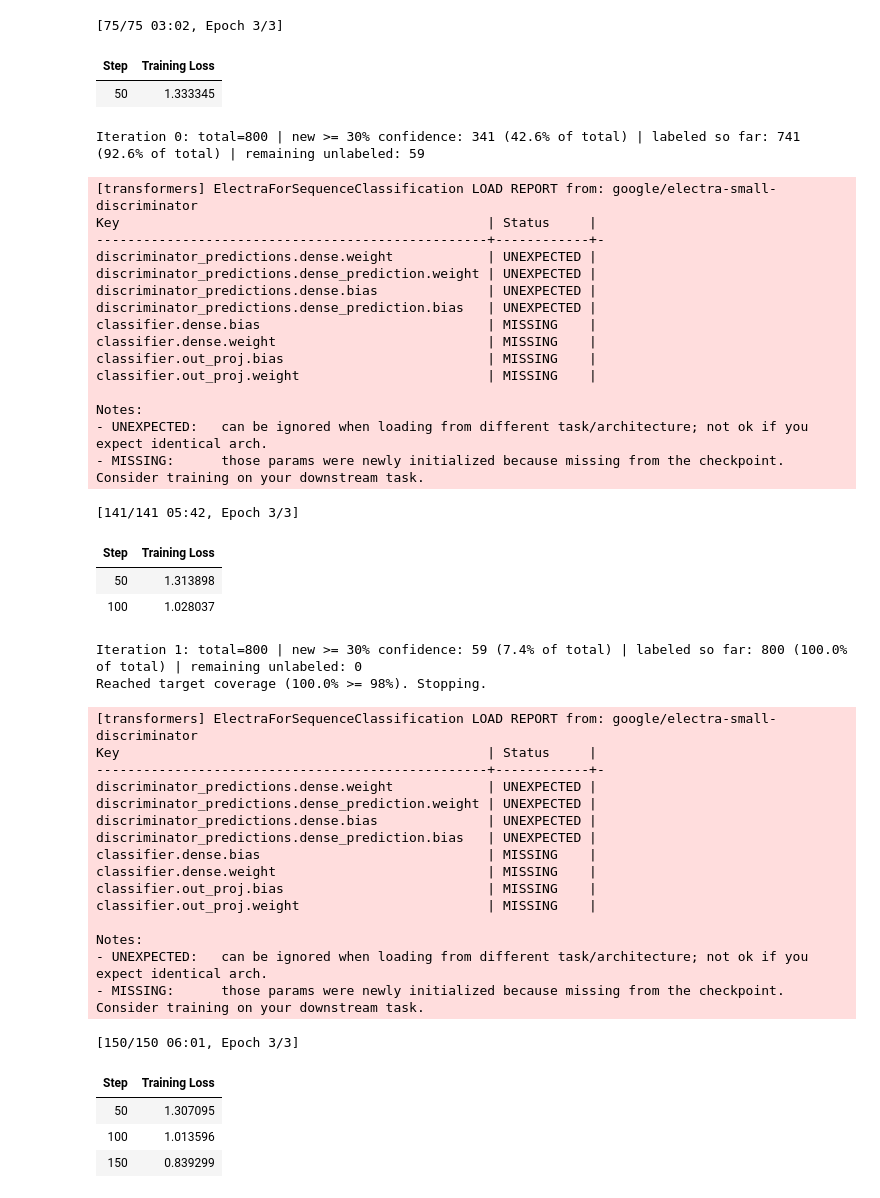
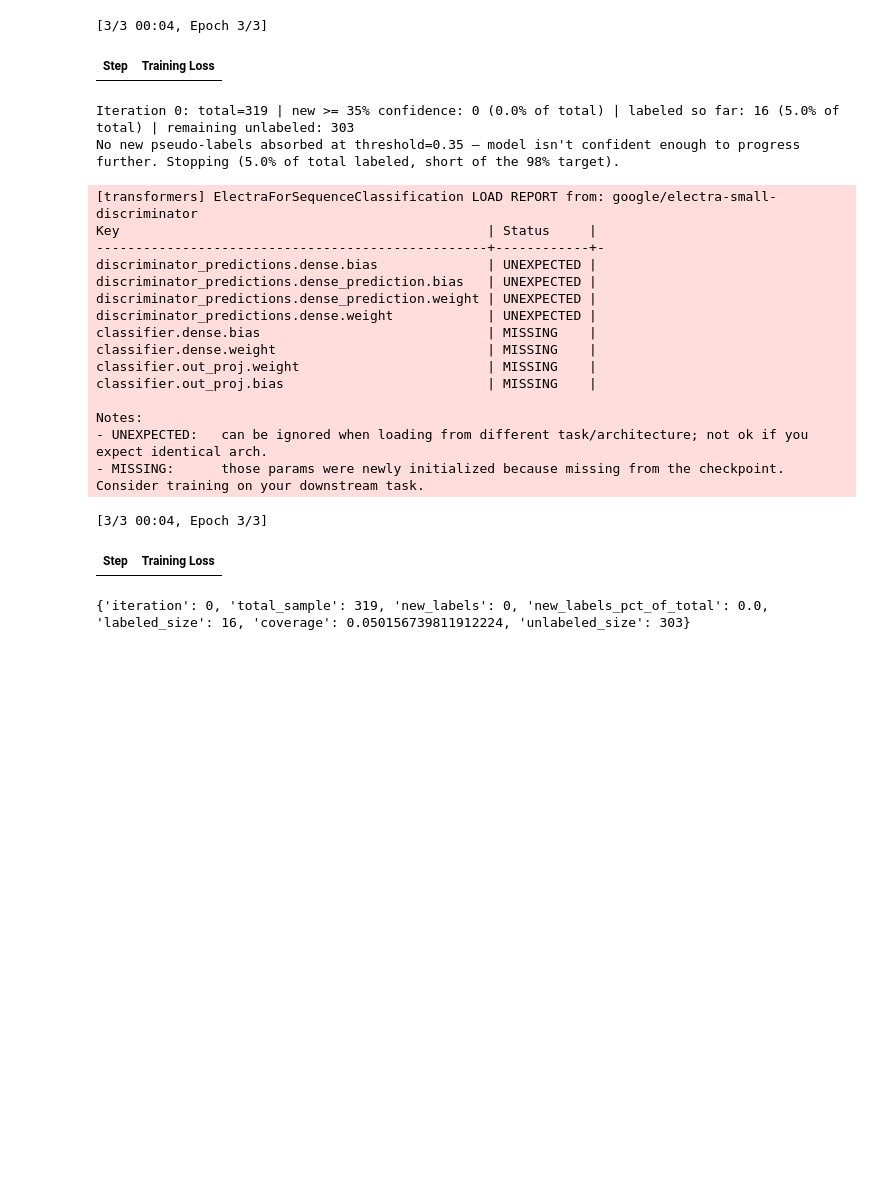
Before and after one commit to dg-ng/auto-labelling, a Jupyter notebook: notebooks/05b_pseudo_labeling_electra.ipynb, the cells around one changed output. Cells and saved outputs as stored; diff of their text form; code cells hidden in the pictures; blank space fills up the shorter version.

```diff
--- a/notebooks/05b_pseudo_labeling_electra.ipynb
+++ b/notebooks/05b_pseudo_labeling_electra.ipynb
@@ -56,8 +50,10 @@ Labeled sample: 400 | Unlabeled sample: 400 | Test: 7600
 # %%
+CONFIDENCE_THRESHOLD = 0.35  # 0.50 (DistilBERT's converged value, shared starting point) stalled at round 0; 0.35 kept as the final reported threshold (also stalls, see markdown above)
+
 final_model, final_tokenizer, current_labeled, history = pseudo_label_loop(
-    labeled_sample, unlabeled_sample,
+    labeled_df, unlabeled_df,
     model_name=config.CLASSIFIER_MODEL_NAME_ALT,
-    confidence_threshold=0.30, epochs=3,
+    confidence_threshold=CONFIDENCE_THRESHOLD, epochs=3,
     target_coverage=0.98, max_iterations=10)
 
 for h in history:
@@ -79,49 +75,26 @@ classifier.out_proj.weight                        | MISSING    |
 
 Notes:
 - UNEXPECTED:   can be ignored when loading from different task/architecture; not ok if you expect identical arch.
 - MISSING:      those params were newly initialized because missing from the checkpoint. Consider training on your downstream task.
-[75/75 03:02, Epoch 3/3]
+[3/3 00:04, Epoch 3/3]
 | Step | Training Loss |
-| 50 | 1.333345 |
-Iteration 0: total=800 | new >= 30% confidence: 341 (42.6% of total) | labeled so far: 741 (92.6% of total) | remaining unlabeled: 59
+Iteration 0: total=319 | new >= 35% confidence: 0 (0.0% of total) | labeled so far: 16 (5.0% of total) | remaining unlabeled: 303
+No new pseudo-labels absorbed at threshold=0.35 — model isn't confident enough to progress further. Stopping (5.0% of total labeled, short of the 98% target).
 [transformers] ElectraForSequenceClassification LOAD REPORT from: google/electra-small-discriminator
 Key                                               | Status     |
 --------------------------------------------------+------------+-
-discriminator_predictions.dense.weight            | UNEXPECTED |
-discriminator_predictions.dense_prediction.weight | UNEXPECTED |
 discriminator_predictions.dense.bias              | UNEXPECTED |
 discriminator_predictions.dense_prediction.bias   | UNEXPECTED |
+discriminator_predictions.dense_prediction.weight | UNEXPECTED |
+discriminator_predictions.dense.weight            | UNEXPECTED |
 classifier.dense.bias                             | MISSING    |
 classifier.dense.weight                           | MISSING    |
+classifier.out_proj.weight                        | MISSING    |
 classifier.out_proj.bias                          | MISSING    |
-classifier.out_proj.weight                        | MISSING    |
 
 Notes:
 - UNEXPECTED:   can be ignored when loading from different task/architecture; not ok if you expect identical arch.
 - MISSING:      those params were newly initialized because missing from the checkpoint. Consider training on your downstream task.
-[141/141 05:42, Epoch 3/3]
+[3/3 00:04, Epoch 3/3]
 | Step | Training Loss |
-| 50 | 1.313898 |
-| 100 | 1.028037 |
-Iteration 1: total=800 | new >= 30% confidence: 59 (7.4% of total) | labeled so far: 800 (100.0% of total) | remaining unlabeled: 0
-Reached target coverage (100.0% >= 98%). Stopping.
+{'iteration': 0, 'total_sample': 319, 'new_labels': 0, 'new_labels_pct_of_total': 0.0, 'labeled_size': 16, 'coverage': 0.050156739811912224, 'unlabeled_size': 303}
-[transformers] ElectraForSequenceClassification LOAD REPORT from: google/electra-small-discriminator
-Key                                               | Status     |
---------------------------------------------------+------------+-
-discriminator_predictions.dense.weight            | UNEXPECTED |
-discriminator_predictions.dense_prediction.weight | UNEXPECTED |
-discriminator_predictions.dense.bias              | UNEXPECTED |
-discriminator_predictions.dense_prediction.bias   | UNEXPECTED |
-classifier.dense.bias                             | MISSING    |
-classifier.dense.weight                           | MISSING    |
-classifier.out_proj.bias                          | MISSING    |
-classifier.out_proj.weight                        | MISSING    |
-
-Notes:
-- UNEXPECTED:   can be ignored when loading from different task/architecture; not ok if you expect identical arch.
-- MISSING:      those params were newly initialized because missing from the checkpoint. Consider training on your downstream task.
-[150/150 06:01, Epoch 3/3]
-| Step | Training Loss |
-| 50 | 1.307095 |
-| 100 | 1.013596 |
-| 150 | 0.839299 |
```
Also changed, not shown: parts of 7 cells of this notebook.
